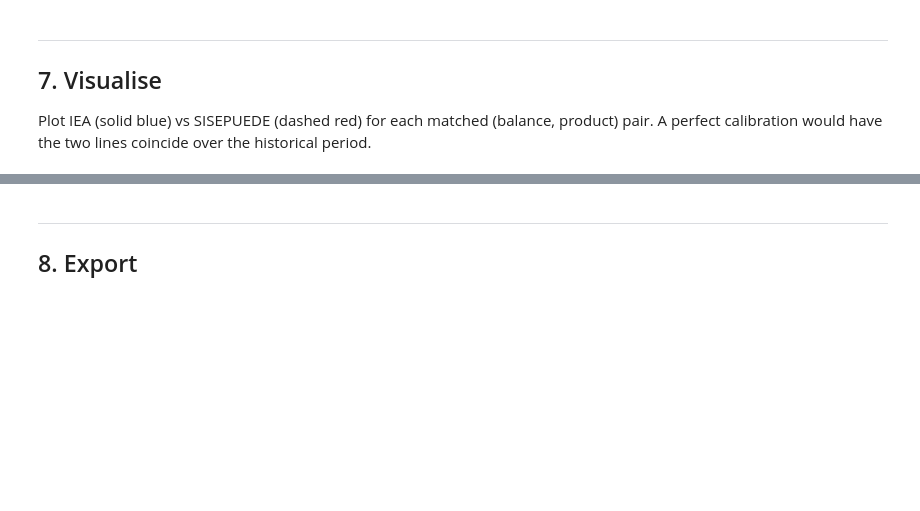
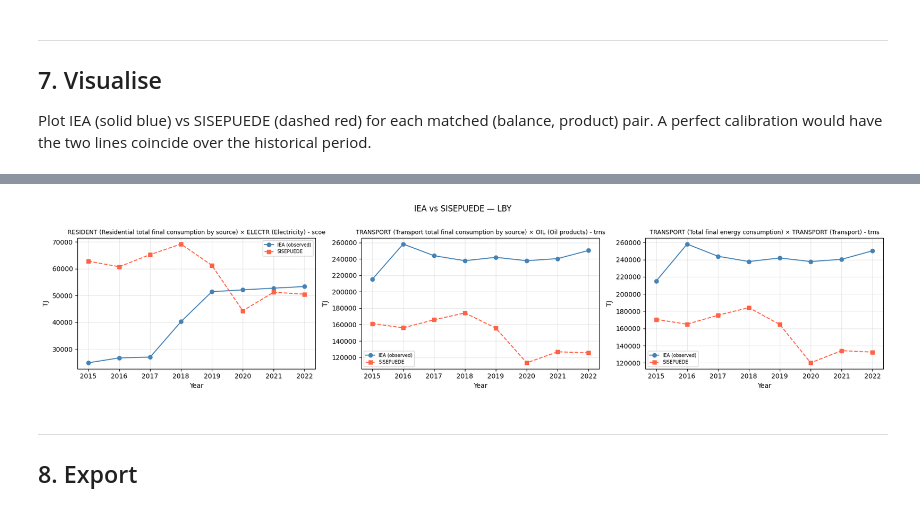
Before and after one commit to dpmendez/sisepuede, a Jupyter notebook: sisepuede/calibration/iea_energy_crosswalk_comparison.ipynb, the cells around one changed output, grey strips where cells are left out. Saved outputs shown, nothing was run; the diff lists cells and outputs as text; code cells hidden in the pictures; blank space fills up the shorter version.

```diff
--- a/sisepuede/calibration/iea_energy_crosswalk_comparison.ipynb
+++ b/sisepuede/calibration/iea_energy_crosswalk_comparison.ipynb
@@ -495,3 +492,12 @@ plot_comparison(df_comparison, balance_codes=["COMMPUB", "IMPORTS", "EXPORTS"],
+# %%
+# Multiple panels: plot several pairs in separate panels
+plot_selected_comparisons(
+    df_comparison,
+    [("RESIDENT", "ELECTR"), ("TRANSPORT", "OIL"), ("TRANSPORT", "TRANSPORT")],
+    country=ISO_COUNTRY,
+)
+# %% [output]
+[figure, new version]
 # %% [markdown]
 ---
 ## 8. Export
```
Also changed, not shown: parts of 9 cells of this notebook.
